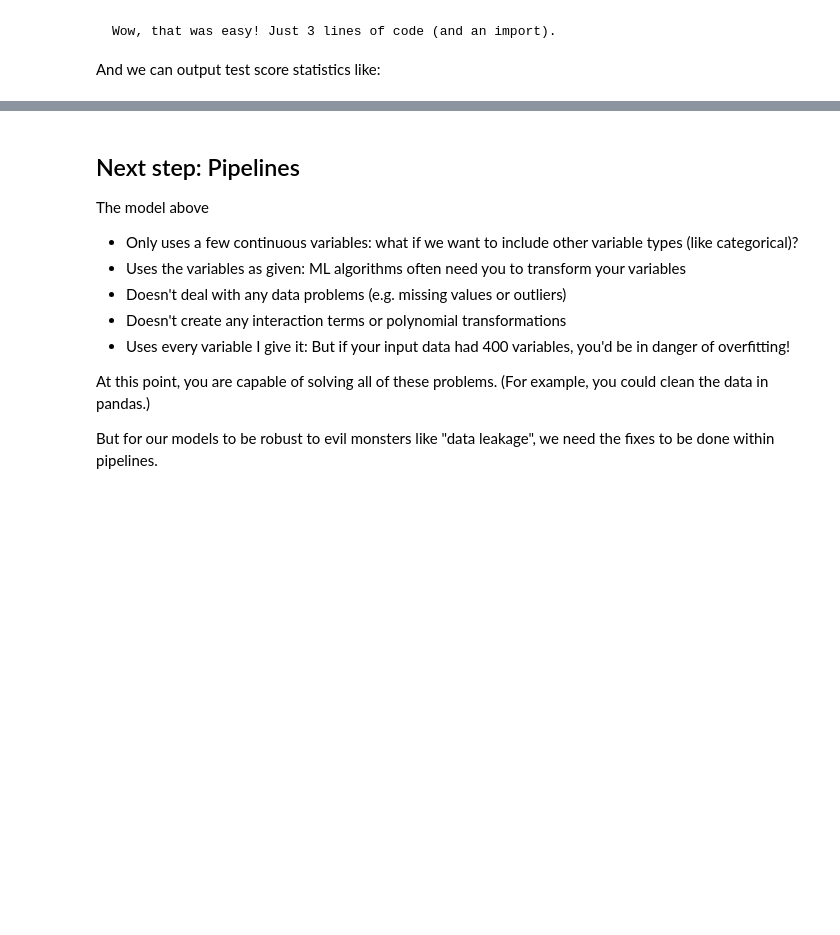
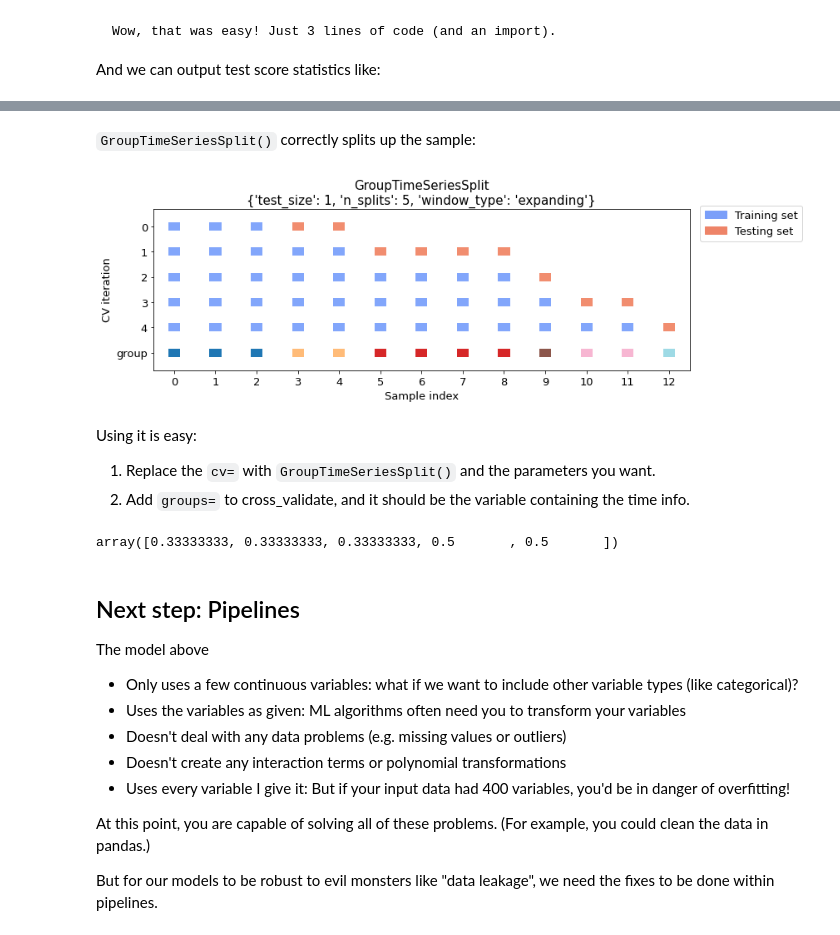
Before and after one commit to wwm223/ledatascifi-2023, a Jupyter notebook: _sources/content/05/04d_crossval.ipynb, the cells around one changed output, grey strips where cells are left out. Saved outputs shown, nothing was run; the diff lists cells and outputs as text; code cells hidden in the pictures; blank space fills up the shorter version.

```diff
--- a/_sources/content/05/04d_crossval.ipynb
+++ b/_sources/content/05/04d_crossval.ipynb
@@ -127,0 +245,9 @@ print(scores["test_score"].std())
+# %%
+import pandas as pd
+
+df = pd.DataFrame({'year':[2000,2000,2000,2001,2001,2002,2002,2002,2002,2003,2004,2004,2006],
+                   'firm':[1,2,3,1,2,1,2,3,4,4,4,5,5],
+                   'X':   [0,4,5,2,5,7,2,4,4,9,8,9,8],
+                   'y':   [0,0,1,1,1,1,0,0,1,1,0,1,0]
+                  })
+display(df.T)
@@ -128,3 +260,31 @@ print(scores["test_score"].std())
+# %% [markdown]
+`GroupTimeSeriesSplit()` correctly splits up the sample:
+# %%
+from mlxtend.evaluate.time_series import GroupTimeSeriesSplit, plot_splits
+cv_args = {'test_size':1, 'n_splits':5,'window_type':'expanding'}
+plot_splits(df.X, df.y, df.year, **cv_args)
+# %% [output]
+[figure, added]
+# %% [markdown]
+Using it is easy:
+1. Replace the `cv=` with `GroupTimeSeriesSplit()` and the parameters you want.
+1. Add `groups=` to cross_validate, and it should be the variable containing the time info.
+# %%
+from sklearn.dummy import DummyClassifier
+from sklearn.model_selection import cross_validate
+from mlxtend.evaluate import GroupTimeSeriesSplit
+
+cv      = GroupTimeSeriesSplit(test_size=1,
+                               n_splits=5,
+                               window_type='expanding') # set up fold method
+clf     = DummyClassifier(strategy="most_frequent")     # set up model/estimator
+
+cross_validate(clf,
+               df.X, df.y,
+               groups=df.year,
+               scoring="accuracy")["test_score"]        # for this page, just print results
+# %% [output]
+array([0.33333333, 0.33333333, 0.33333333, 0.5       , 0.5       ])
 # %% [markdown]
 ## Next step: Pipelines
 
```
Also changed, not shown: parts of 13 cells of this notebook, 23 other files.
